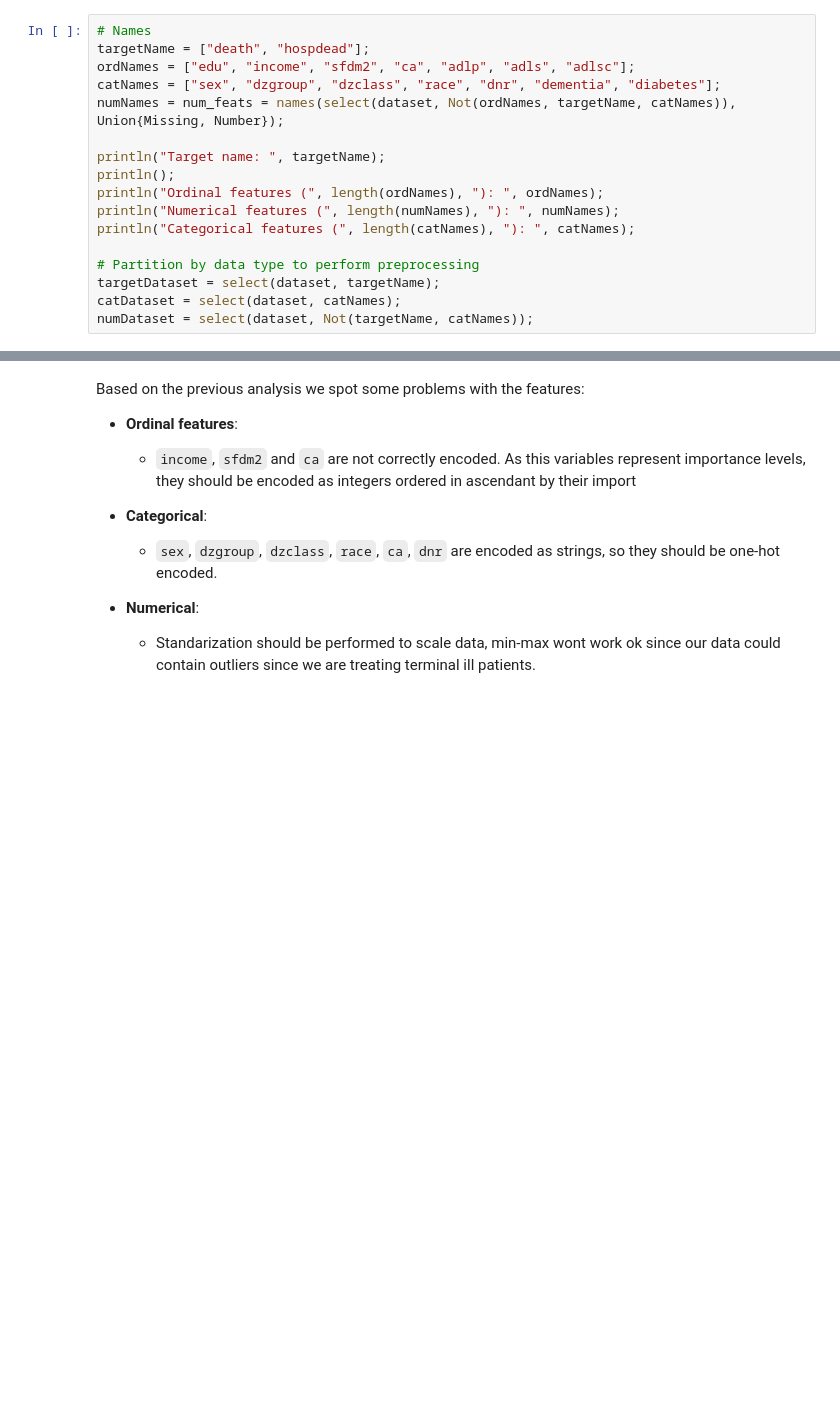
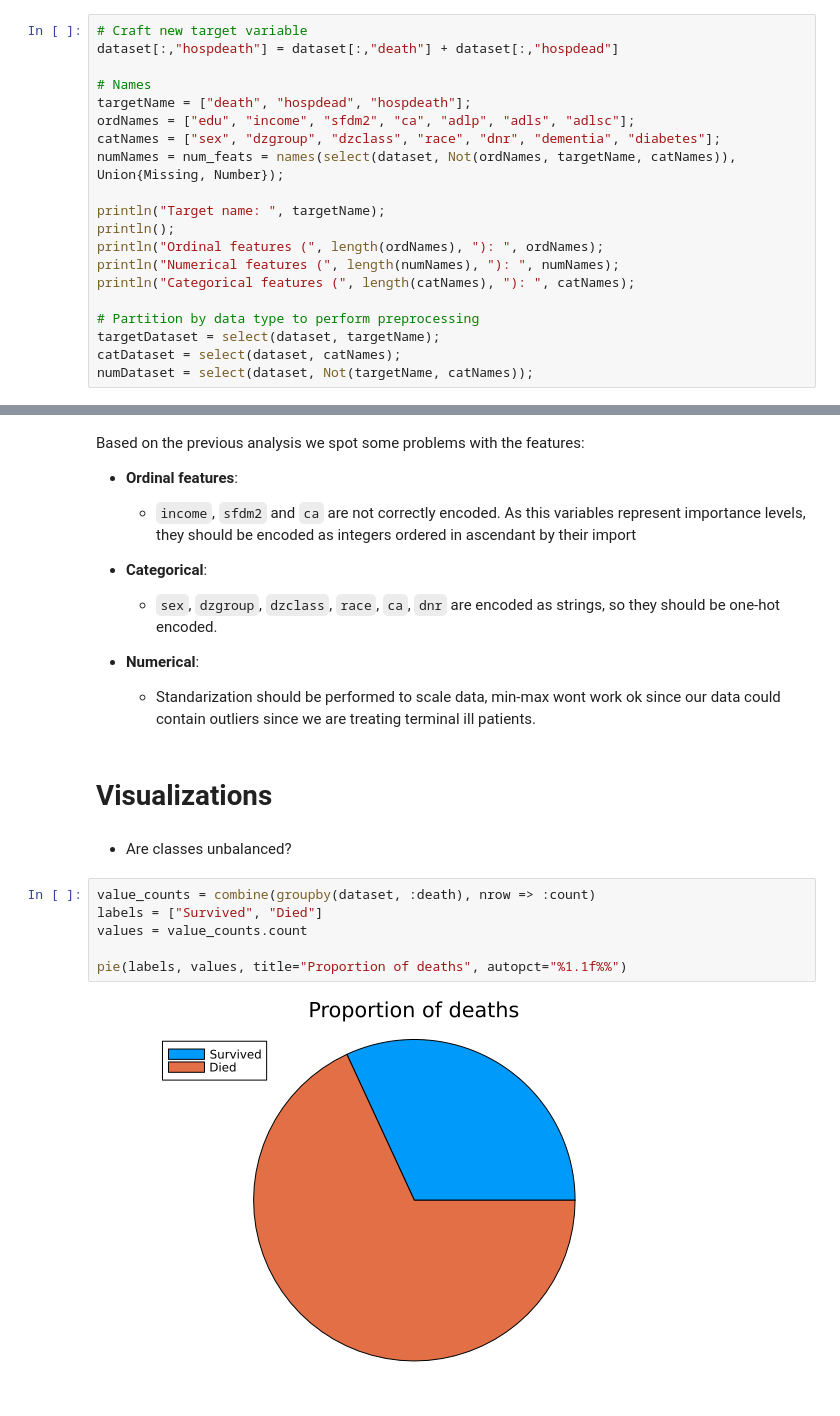
Before and after one commit to blasaraujo14/projectA_ML1, a Jupyter notebook: descriptiveAnalysis.ipynb, the cells around one changed output, grey strips where cells are left out. Saved outputs shown, nothing was run; the diff lists cells and outputs as text; blank space fills up the shorter version.

Commit message:
Visualizations

```diff
--- a/descriptiveAnalysis.ipynb
+++ b/descriptiveAnalysis.ipynb
@@ -25,8 +28,11 @@ Based on the description of the dataset and the previous section we can divide t
 
 - **Numerical**: These variables are continuos, usually representing a measure, for example, the charges of the patient to the hospital (`charges`).
 # %%
+# Craft new target variable
+dataset[:,"hospdeath"] = dataset[:,"death"] + dataset[:,"hospdead"]
+
 # Names
-targetName = ["death", "hospdead"];
+targetName = ["death", "hospdead", "hospdeath"];
 ordNames = ["edu", "income", "sfdm2", "ca", "adlp", "adls", "adlsc"];
 catNames = ["sex", "dzgroup", "dzclass", "race", "dnr", "dementia", "diabetes"];
 numNames = num_feats = names(select(dataset, Not(ordNames, targetName, catNames)), Union{Missing, Number});
@@ -109,3 +116,15 @@ Based on the previous analysis we spot some problems with the features:
 
 - **Numerical**:
     - Standarization should be performed to scale data, min-max wont work ok since our data could contain outliers since we are treating terminal ill patients.
+# %% [markdown]
+# Visualizations
+# %% [markdown]
+- Are classes unbalanced?
+# %%
+value_counts = combine(groupby(dataset, :death), nrow => :count)
+labels = ["Survived", "Died"]
+values = value_counts.count
+
+pie(labels, values, title="Proportion of deaths", autopct="%1.1f%%")
+# %% [output]
+[figure, added]
```
Also changed, not shown: parts of 10 cells of this notebook.
